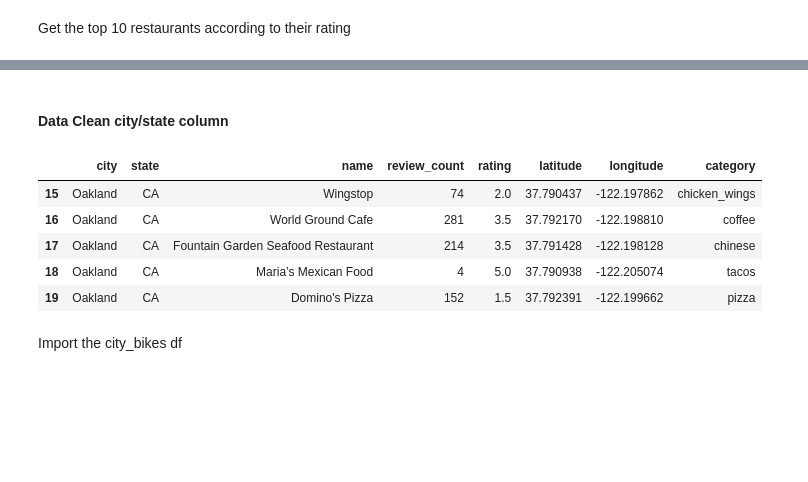
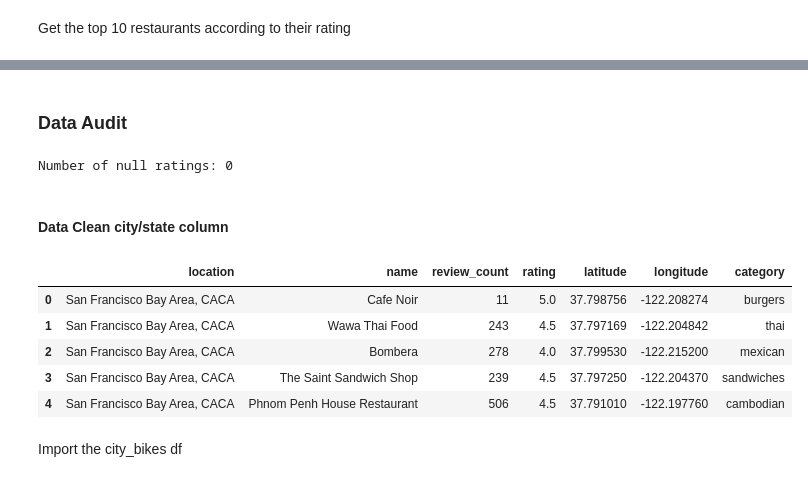
Before and after one commit to nas27/Statistical-Modelling-Project, a Jupyter notebook: notebooks/yelp_foursquare_EDA.ipynb, the cells around one changed output, grey strips where cells are left out. Cells and saved outputs as stored; diff of their text form; code cells hidden in the pictures; blank space fills up the shorter version.

```diff
--- a/notebooks/yelp_foursquare_EDA.ipynb
+++ b/notebooks/yelp_foursquare_EDA.ipynb
@@ -28,7 +28,7 @@ def getDetails():
         #"open_now": "true", #not needed
         "radius": "1000",
         "sort": "DISTANCE",
-        'limit': 1
+        'limit': 10
     }
 
     headers = {
@@ -202,7 +202,7 @@ Put your parsed results into a DataFrame
 # %%
 df_yelp = pd.DataFrame(yelp_poi_data)
 # %%
-df_yelp['region'] = "San Francisco Bay Area, CA"
+df_yelp['city'] = "San Francisco Bay Area, CA"
 # %%
 #del df_yelp['state']
 df_yelp.head()
@@ -260,20 +260,28 @@ top_10_resto.head(10)
+# %% [markdown]
+### Data Audit
+# %%
+null_values = df_yelp['rating'].isnull()
+
+print(f"Number of null ratings: {null_values.sum()}")
+# %% [output]
+Number of null ratings: 0
 # %% [markdown]
 #### Data Clean city/state column
 # %%
-df_yelp['city'] = df_yelp['city'] + df_yelp['state']
+#df_yelp['city'] = df_yelp['city'] + df_yelp['state']
 # %%
 df_yelp.rename(columns={'city': 'location'}, inplace=True)
 # %%
-df_yelp.drop(columns=['state'], inplace=True)
+#df_yelp.drop(columns=['state'], inplace=True)
 # %%
-df_yelp.tail()
+df_yelp.head()
 # %% [output]
-|  | city | state | name | review_count | rating | latitude | longitude | category |
-| 15 | Oakland | CA | Wingstop | 74 | 2.0 | 37.790437 | -122.197862 | chicken_wings |
-| 16 | Oakland | CA | World Ground Cafe | 281 | 3.5 | 37.792170 | -122.198810 | coffee |
-| 17 | Oakland | CA | Fountain Garden Seafood Restaurant | 214 | 3.5 | 37.791428 | -122.198128 | chinese |
-| 18 | Oakland | CA | Maria’s Mexican Food | 4 | 5.0 | 37.790938 | -122.205074 | tacos |
-| 19 | Oakland | CA | Domino's Pizza | 152 | 1.5 | 37.792391 | -122.199662 | pizza |
+|  | location | name | review_count | rating | latitude | longitude | category |
+| 0 | San Francisco Bay Area, CACA | Cafe Noir | 11 | 5.0 | 37.798756 | -122.208274 | burgers |
+| 1 | San Francisco Bay Area, CACA | Wawa Thai Food | 243 | 4.5 | 37.797169 | -122.204842 | thai |
+| 2 | San Francisco Bay Area, CACA | Bombera | 278 | 4.0 | 37.799530 | -122.215200 | mexican |
+| 3 | San Francisco Bay Area, CACA | The Saint Sandwich Shop | 239 | 4.5 | 37.797250 | -122.204370 | sandwiches |
+| 4 | San Francisco Bay Area, CACA | Phnom Penh House Restaurant | 506 | 4.5 | 37.791010 | -122.197760 | cambodian |
 # %% [markdown]
 Import the city_bikes df
 # %%
```
Also changed, not shown: parts of 6 cells of this notebook, 8 other files.
